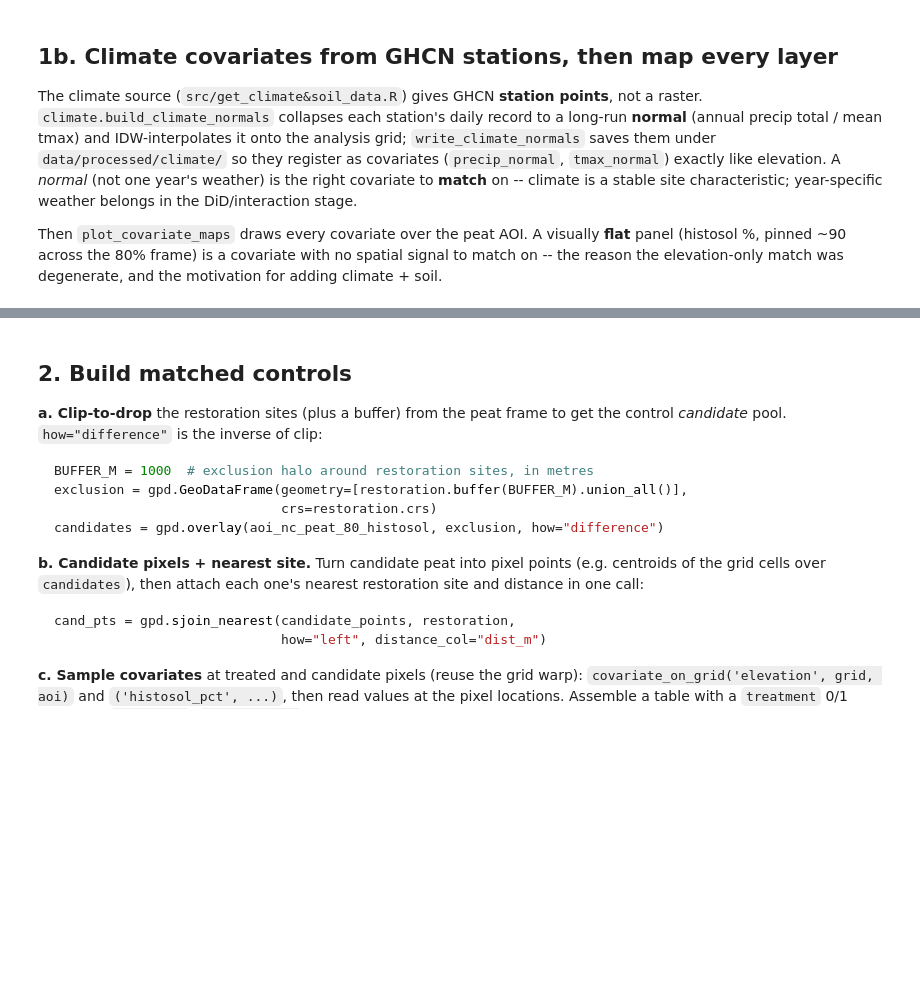
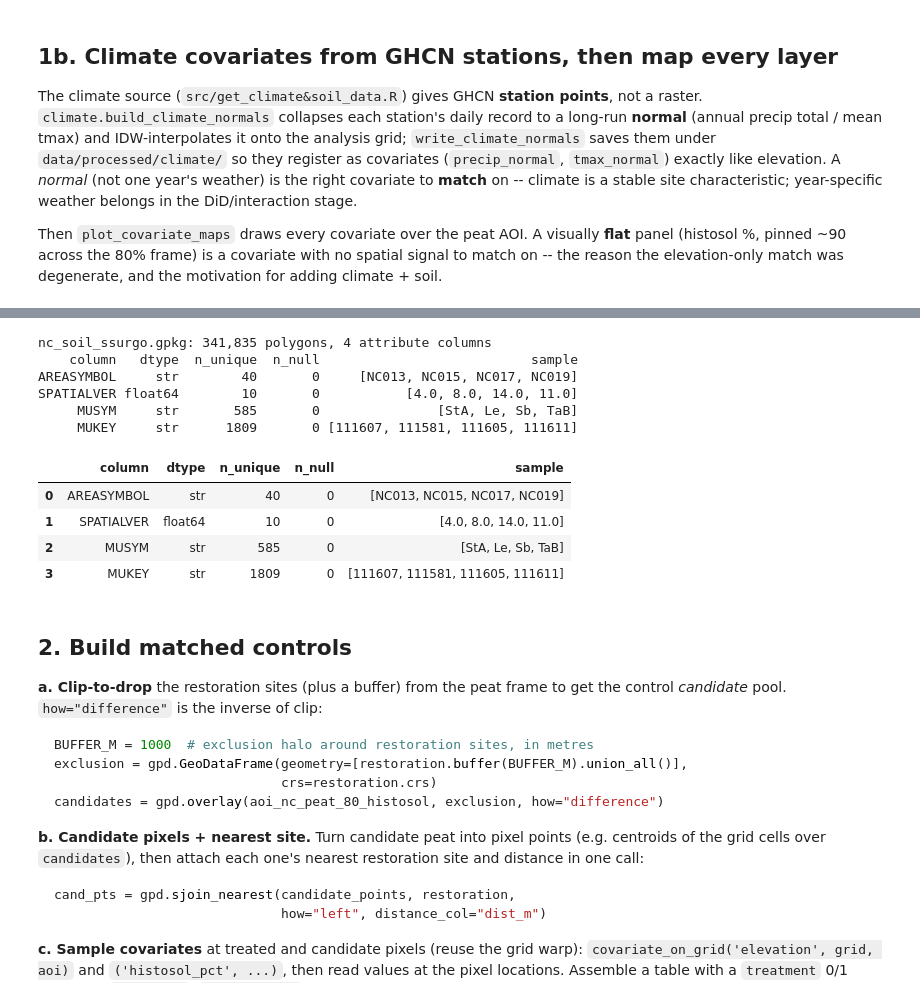
Before and after one commit to jimzhang629/peat_fire_stanback, a Jupyter notebook: notebooks/modeling.ipynb, the cells around one changed output, grey strips where cells are left out. Cells and saved outputs as stored; diff of their text form; code cells hidden in the pictures; blank space fills up the shorter version.

```diff
--- a/notebooks/modeling.ipynb
+++ b/notebooks/modeling.ipynb
@@ -159,3 +169,17 @@ print("saved", FIG_DIR / "covariate_maps.png")
+# %%
+inspect_soil_columns()
+# %% [output]
+nc_soil_ssurgo.gpkg: 341,835 polygons, 4 attribute columns
+    column   dtype  n_unique  n_null                           sample
+AREASYMBOL     str        40       0     [NC013, NC015, NC017, NC019]
+SPATIALVER float64        10       0           [4.0, 8.0, 14.0, 11.0]
+     MUSYM     str       585       0               [StA, Le, Sb, TaB]
+     MUKEY     str      1809       0 [111607, 111581, 111605, 111611]
+|  | column | dtype | n_unique | n_null | sample |
+| 0 | AREASYMBOL | str | 40 | 0 | [NC013, NC015, NC017, NC019] |
+| 1 | SPATIALVER | float64 | 10 | 0 | [4.0, 8.0, 14.0, 11.0] |
+| 2 | MUSYM | str | 585 | 0 | [StA, Le, Sb, TaB] |
+| 3 | MUKEY | str | 1809 | 0 | [111607, 111581, 111605, 111611] |
 # %% [markdown]
 ## 2. Build matched controls
 
```
Also changed, not shown: parts of 2 cells of this notebook.
